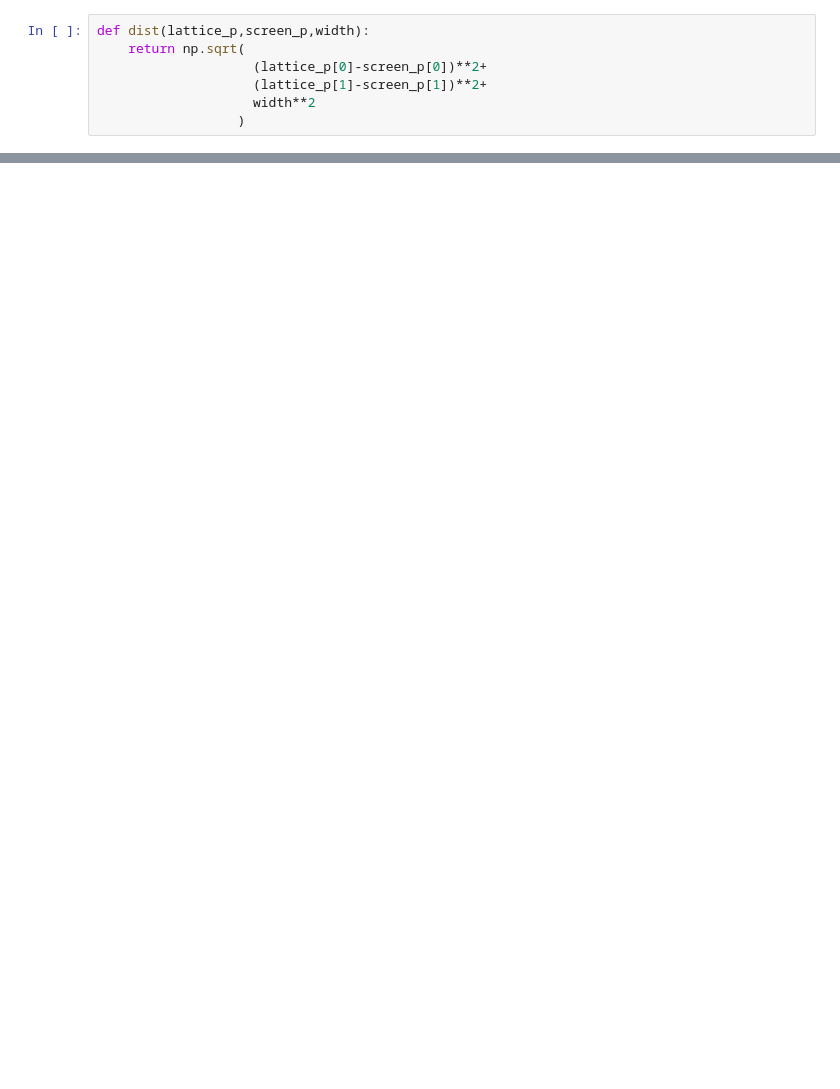
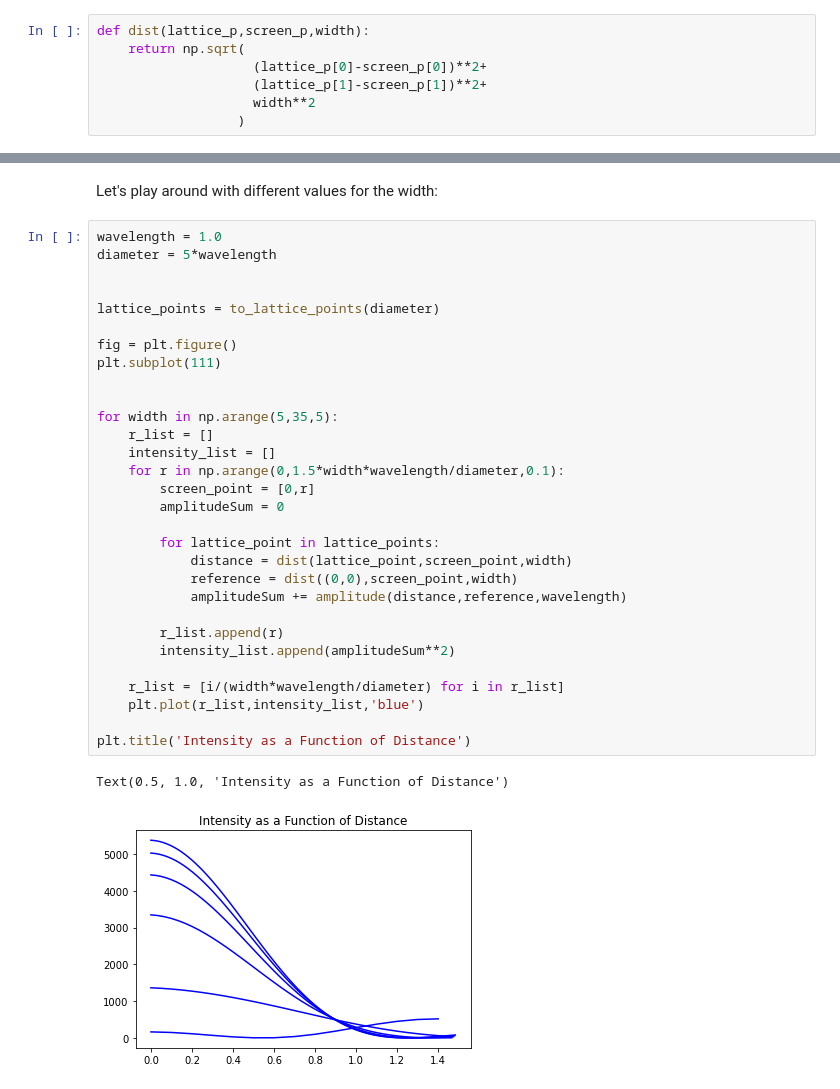
Before and after one commit to QiLinXue/hrk-computational, a Jupyter notebook: Ch42/P1.ipynb, the cells around one changed output, grey strips where cells are left out. Drawn from its saved outputs; the diff is of its cells as text; blank space fills up the shorter version.

```diff
--- a/Ch42/P1.ipynb
+++ b/Ch42/P1.ipynb
@@ -58,0 +81,35 @@ max(intensity_list)
+# %% [markdown]
+Let's play around with different values for the width:
+# %%
+wavelength = 1.0
+diameter = 5*wavelength
+
+
+lattice_points = to_lattice_points(diameter)
+
+fig = plt.figure()
+plt.subplot(111)
+
+
+for width in np.arange(5,35,5):
+    r_list = []
+    intensity_list = []
+    for r in np.arange(0,1.5*width*wavelength/diameter,0.1):
+        screen_point = [0,r]
+        amplitudeSum = 0
+
+        for lattice_point in lattice_points:
+            distance = dist(lattice_point,screen_point,width)
+            reference = dist((0,0),screen_point,width)
+            amplitudeSum += amplitude(distance,reference,wavelength)
+
+        r_list.append(r)
+        intensity_list.append(amplitudeSum**2)
+
+    r_list = [i/(width*wavelength/diameter) for i in r_list]
+    plt.plot(r_list,intensity_list,'blue')
+
+plt.title('Intensity as a Function of Distance')
+# %% [output]
+Text(0.5, 1.0, 'Intensity as a Function of Distance')
+[figure, added]
```
Also changed, not shown: parts of 12 cells of this notebook.
